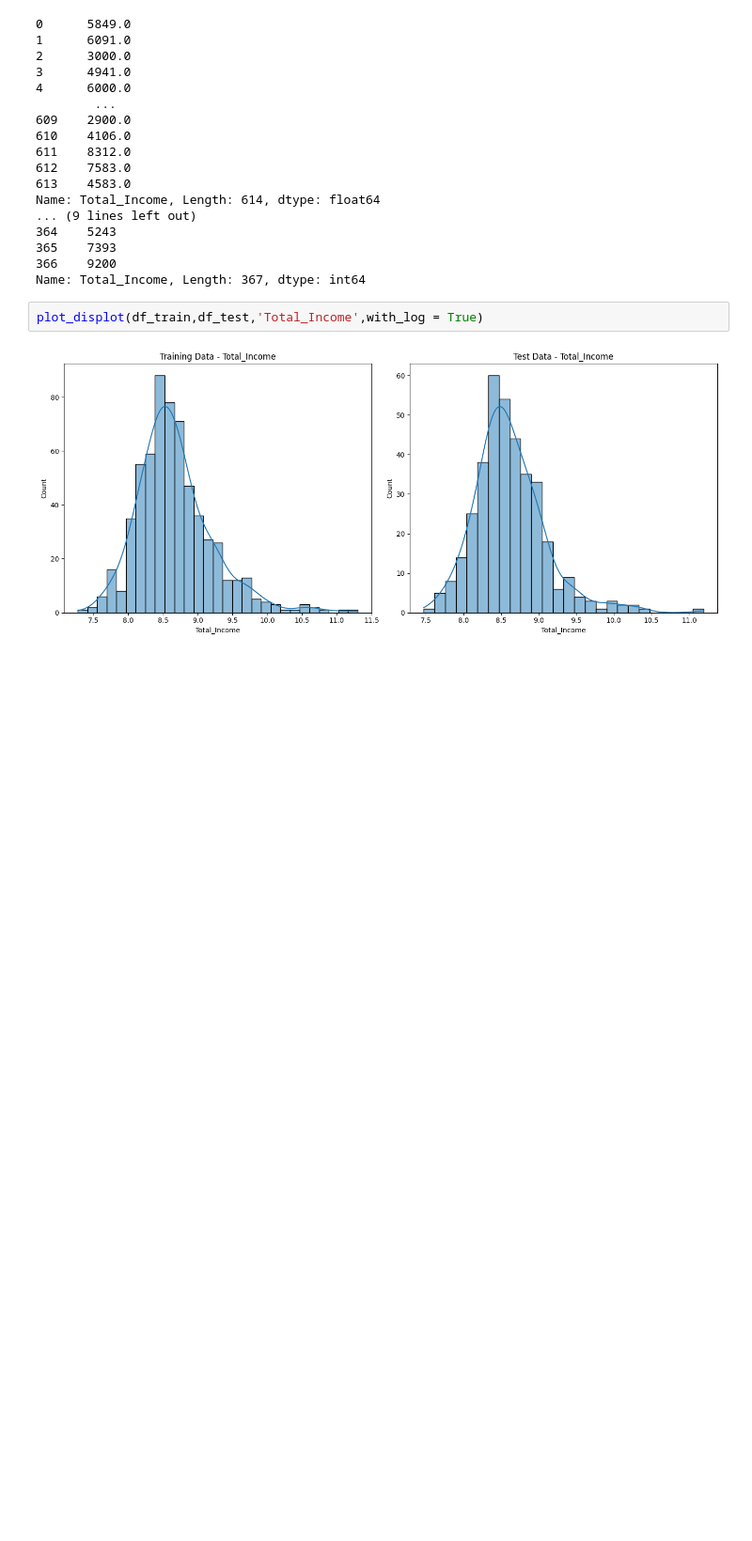
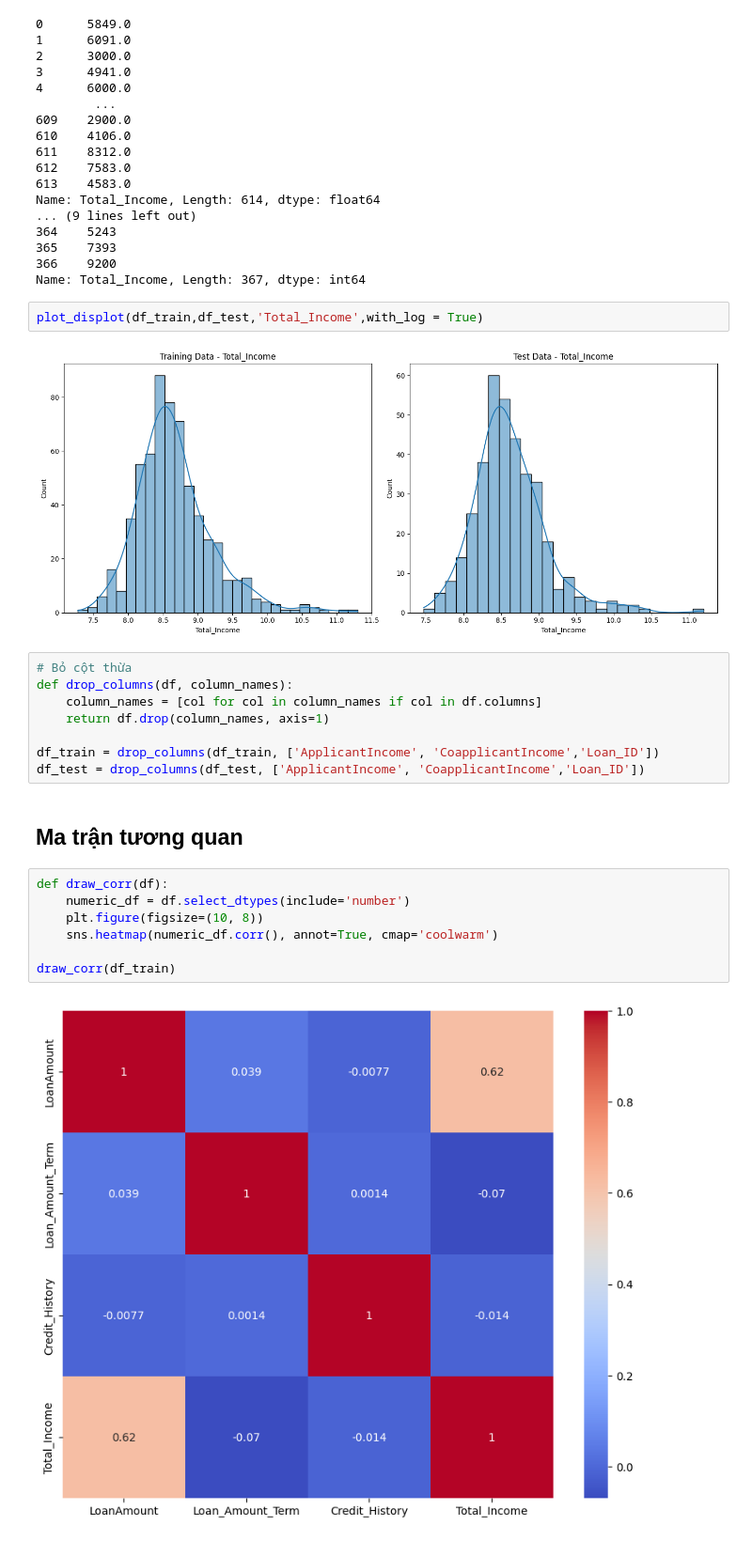
Before and after one commit to ThienNguyen3001/Mini-project-ML, a Jupyter notebook: Loan prediction/Loan.ipynb, the cells around one changed output. Shown at 94% size. Saved outputs shown, nothing was run; the diff lists cells and outputs as text; blank space fills up the shorter version.

```diff
--- a/Loan prediction/Loan.ipynb
+++ b/Loan prediction/Loan.ipynb
@@ -264,3 +254,22 @@ Name: Total_Income, Length: 367, dtype: int64
 plot_displot(df_train,df_test,'Total_Income',with_log = True)
 # %% [output]
 [figure]
+# %%
+# Bỏ cột thừa
+def drop_columns(df, column_names):
+    column_names = [col for col in column_names if col in df.columns]
+    return df.drop(column_names, axis=1)
+
+df_train = drop_columns(df_train, ['ApplicantIncome', 'CoapplicantIncome','Loan_ID'])
+df_test = drop_columns(df_test, ['ApplicantIncome', 'CoapplicantIncome','Loan_ID'])
+# %% [markdown]
+## Ma trận tương quan
+# %%
+def draw_corr(df):
+    numeric_df = df.select_dtypes(include='number')
+    plt.figure(figsize=(10, 8))
+    sns.heatmap(numeric_df.corr(), annot=True, cmap='coolwarm')
+
+draw_corr(df_train)
+# %% [output]
+[figure, added]
```
Also changed, not shown: parts of 13 cells of this notebook.
